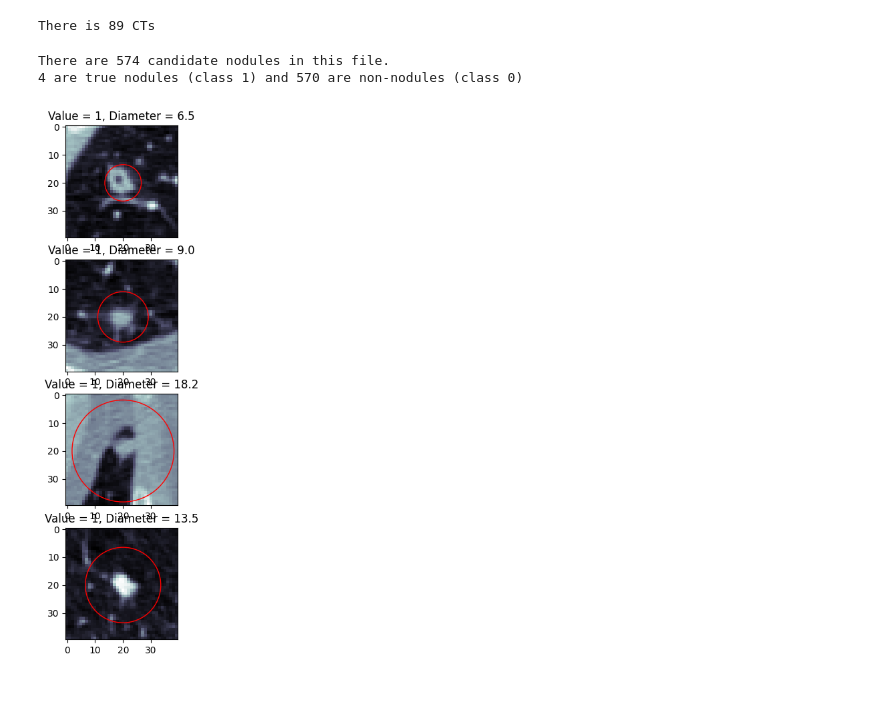
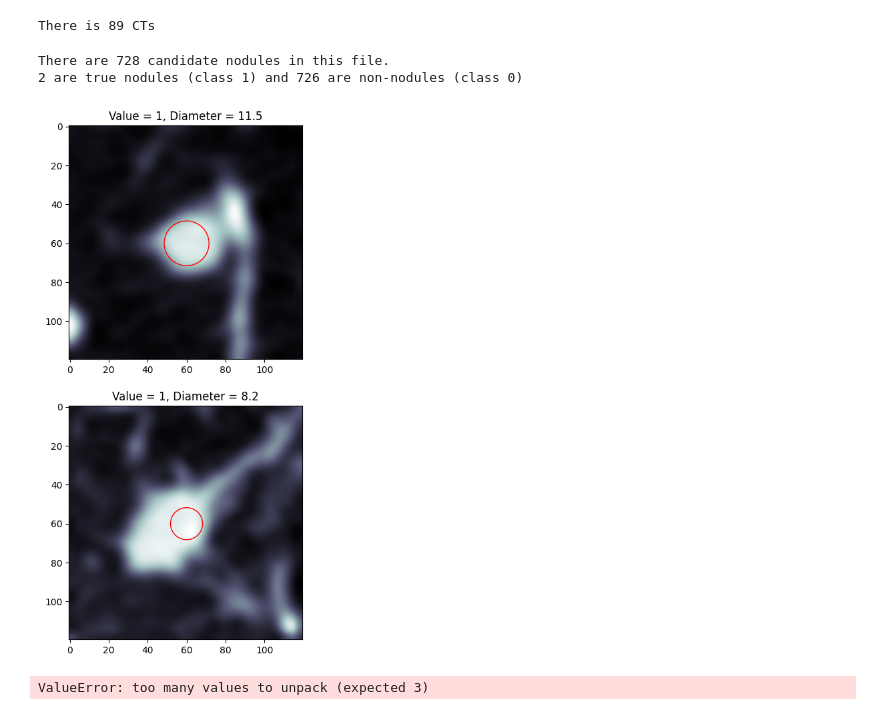
Before and after one commit to GUILN/computer-vision, a Jupyter notebook: implementations/pix2pix_lung_cancer/notebooks/read_and_extract_roi_luna.ipynb, the cells around one changed output. Cells and saved outputs as stored; diff of their text form; code cells hidden in the pictures.

Commit message:
resize image

```diff
--- a/implementations/pix2pix_lung_cancer/notebooks/read_and_extract_roi_luna.ipynb
+++ b/implementations/pix2pix_lung_cancer/notebooks/read_and_extract_roi_luna.ipynb
@@ -203,12 +146,14 @@ def extractCandidates(img_file):
         candidatePatches.append(imgPatchNorm)  # Append the candidate image patches to a python list
 
     return candidatePatches, candidateValues, candidateDiameter
+# %%
+IMAGES_FOLDER = LUNA_SUBSET_0
 # %%
 # count mhd file in LUNA_SEG_FOLDER
 import os
 acc = 0
 files = []
-for f in os.listdir(LUNA_SUBSET_0):
+for f in os.listdir(IMAGES_FOLDER):
     if ".mhd" in f:
         acc += 1
         files.append(f)
@@ -218,31 +163,54 @@ print(f"There is {acc} CTs")
 # %% [output]
 There is 89 CTs
 # %%
-patchesArray, valuesArray, noduleDiameter = extractCandidates(files[70])
+patchesArray, valuesArray, noduleDiameter = extractCandidates(files[40], LUNA_SUBSET_0, 15)
 # %% [output]
-There are 574 candidate nodules in this file.
-4 are true nodules (class 1) and 570 are non-nodules (class 0)
+There are 728 candidate nodules in this file.
+2 are true nodules (class 1) and 726 are non-nodules (class 0)
 # %%
 EXTRACTED_PATCHES_DIR = "../data/extracted_patches"
+# %%
+import numpy as np
+from scipy import ndimage
+
+def resize(image, factor=2):
+    # Assuming 'image' is your numpy array
+    zoom_factor = factor  # 2 means doubling the size
+    resized_image = ndimage.zoom(image, zoom_factor)
+    return resized_image
+
+    # Now 'resized_image' is the image with improved resolution
 # %%
 # Display the positive candidates (nodules)
-
+import cv2
 numPositives = np.where(valuesArray==1)[0]
 
 if (len(numPositives) > 1):
     plt.figure(figsize=(10,10))
 
 for i, candidateNum in enumerate(numPositives):
 
     imgPatch = patchesArray[candidateNum]
+    imgPatch = resize(imgPatch, factor=4)
     fig_name = path_join(EXTRACTED_PATCHES_DIR, f"candidate_{i}.png")
-    plt.imsave(fig_name, imgPatch)
+    plt.imsave(fig_name, imgPatch, dpi=1200)
+    #cv2.imwrite(fig_name, imgPatch)
     plt.subplot(len(numPositives),1,i+1)
     plt.imshow(imgPatch, cmap='bone');
     plt.title('Value = {}, Diameter = {:.1f}'.format(valuesArray[candidateNum], noduleDiameter[candidateNum]));
     circle = plt.Circle((imgPatch.shape[0]/2,
                          imgPatch.shape[1]/2),
                         radius=noduleDiameter[candidateNum], fill=False, color='r')
     plt.gca().add_patch(circle)
 # %% [output]
-[figure, old version]
+[figure, new version]
+# %%
+# read raw image
+z, y, x = sitk.ReadImage(path_join(IMAGES_FOLDER, files[3]))
+image_array = sitk.GetArrayViewFromImage((x, y))
+print(image_array.shape)
+
+plt.imshow(image_array, cmap="bone")
+plt.show()
+# %% [output]
+ValueError: too many values to unpack (expected 3)
```
Also changed, not shown: parts of 6 cells of this notebook.
